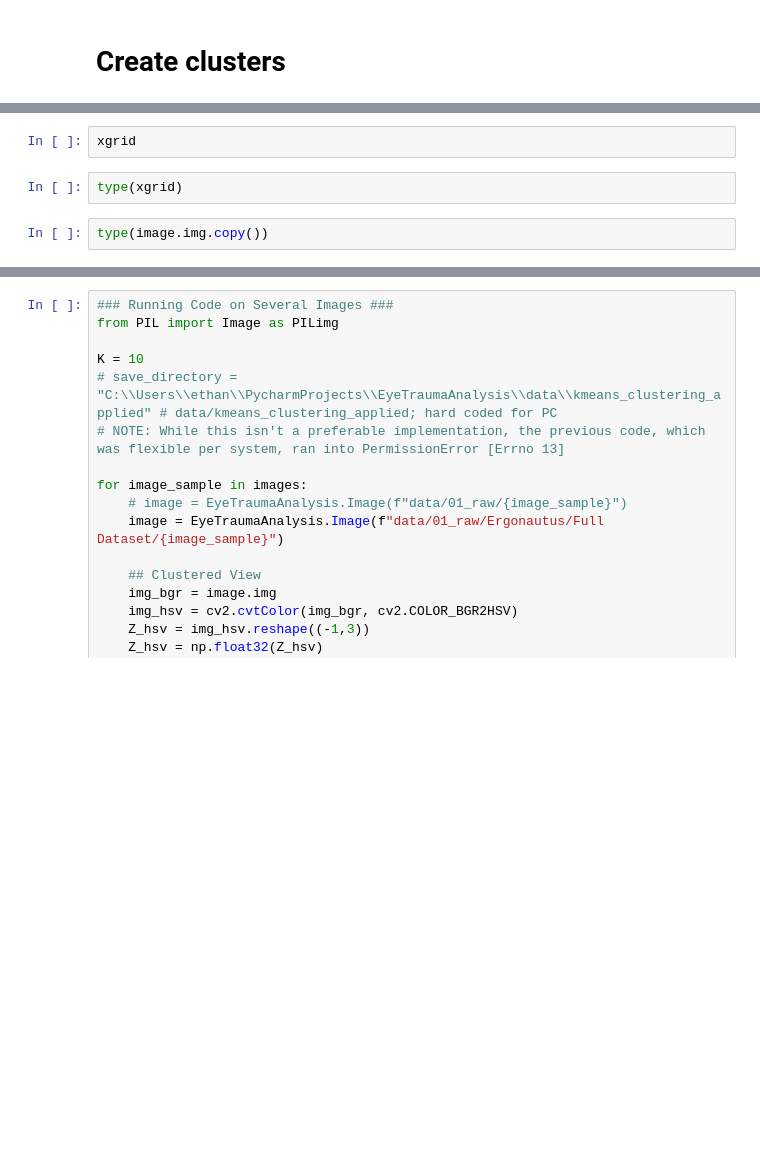
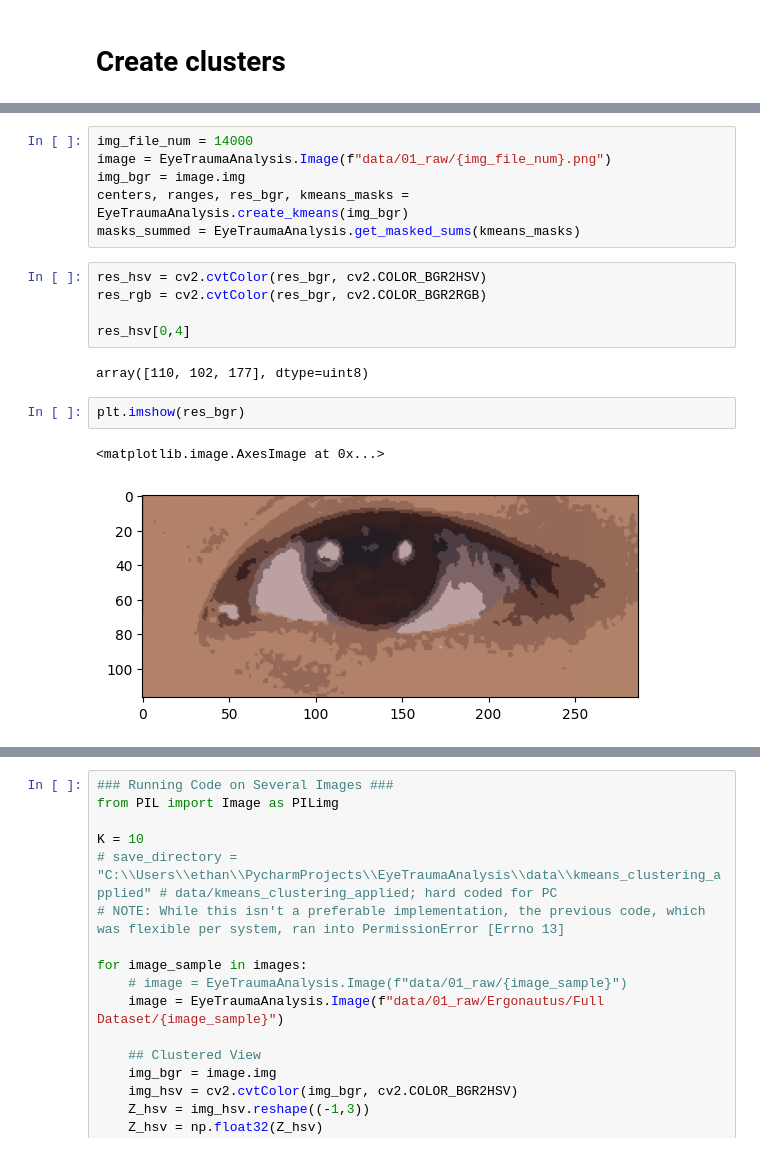
Before and after one commit to ethanrasmussen/EyeTraumaAnalysis, a Jupyter notebook: src/notebooks/RSY_2_kmeans_save_output.ipynb, the cells around one changed output, grey strips where cells are left out. Cells and saved outputs as stored; diff of their text form; blank space fills up the shorter version.

Commit message:
Working on updating kmeans code

```diff
--- a/src/notebooks/RSY_2_kmeans_save_output.ipynb
+++ b/src/notebooks/RSY_2_kmeans_save_output.ipynb
@@ -211,6 +134,18 @@ kmeans_thresholds[0].dtype
-# %%
-xgrid
-# %%
-type(xgrid)
-# %%
-type(image.img.copy())
+# %%
+img_file_num = 14000
+image = EyeTraumaAnalysis.Image(f"data/01_raw/{img_file_num}.png")
+img_bgr = image.img
+centers, ranges, res_bgr, kmeans_masks = EyeTraumaAnalysis.create_kmeans(img_bgr)
+masks_summed = EyeTraumaAnalysis.get_masked_sums(kmeans_masks)
+# %%
+res_hsv = cv2.cvtColor(res_bgr, cv2.COLOR_BGR2HSV)
+res_rgb = cv2.cvtColor(res_bgr, cv2.COLOR_BGR2RGB)
+
+res_hsv[0,4]
+# %% [output]
+array([110, 102, 177], dtype=uint8)
+# %%
+plt.imshow(res_bgr)
+# %% [output]
+<matplotlib.image.AxesImage at 0x...>
+[figure, added]
```
Also changed, not shown: parts of 18 cells of this notebook, 1 other file.
